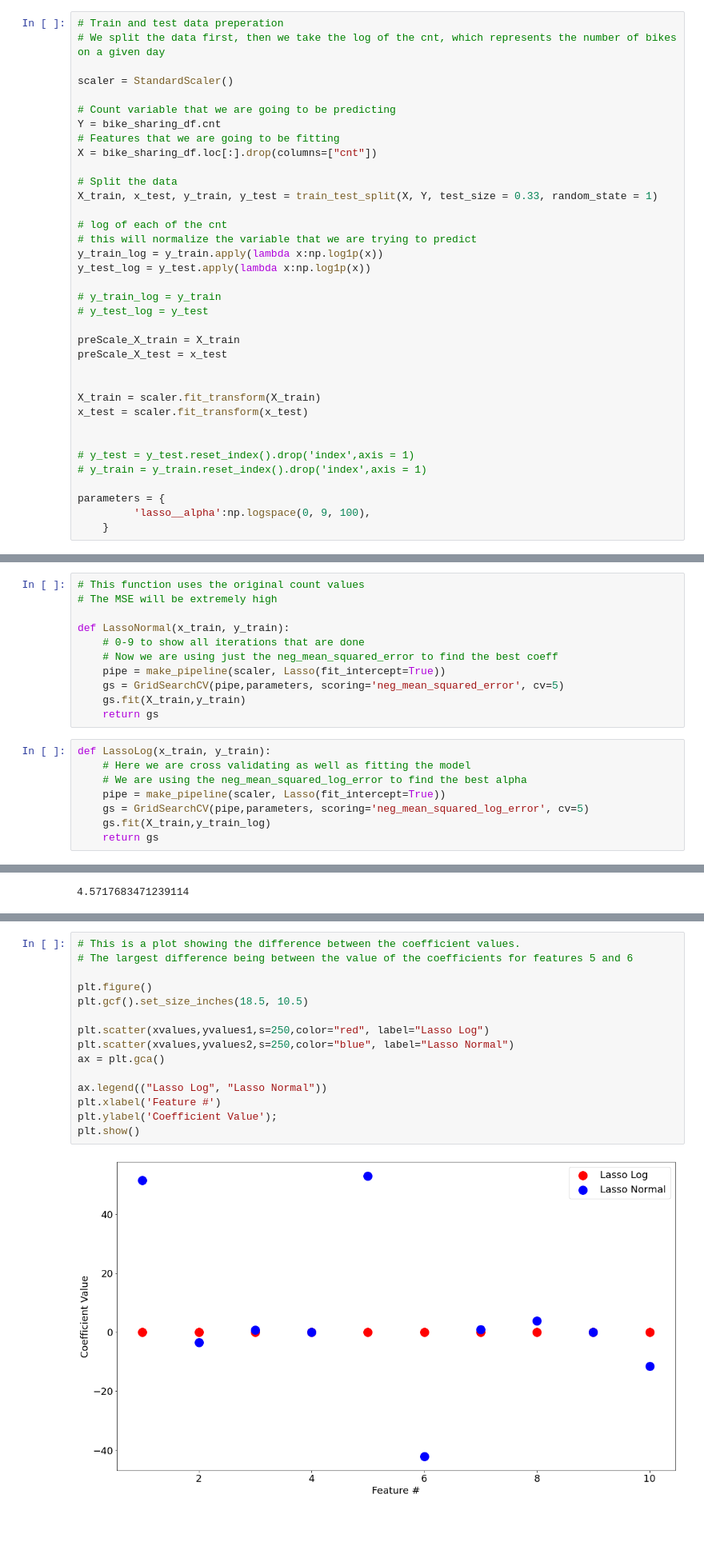
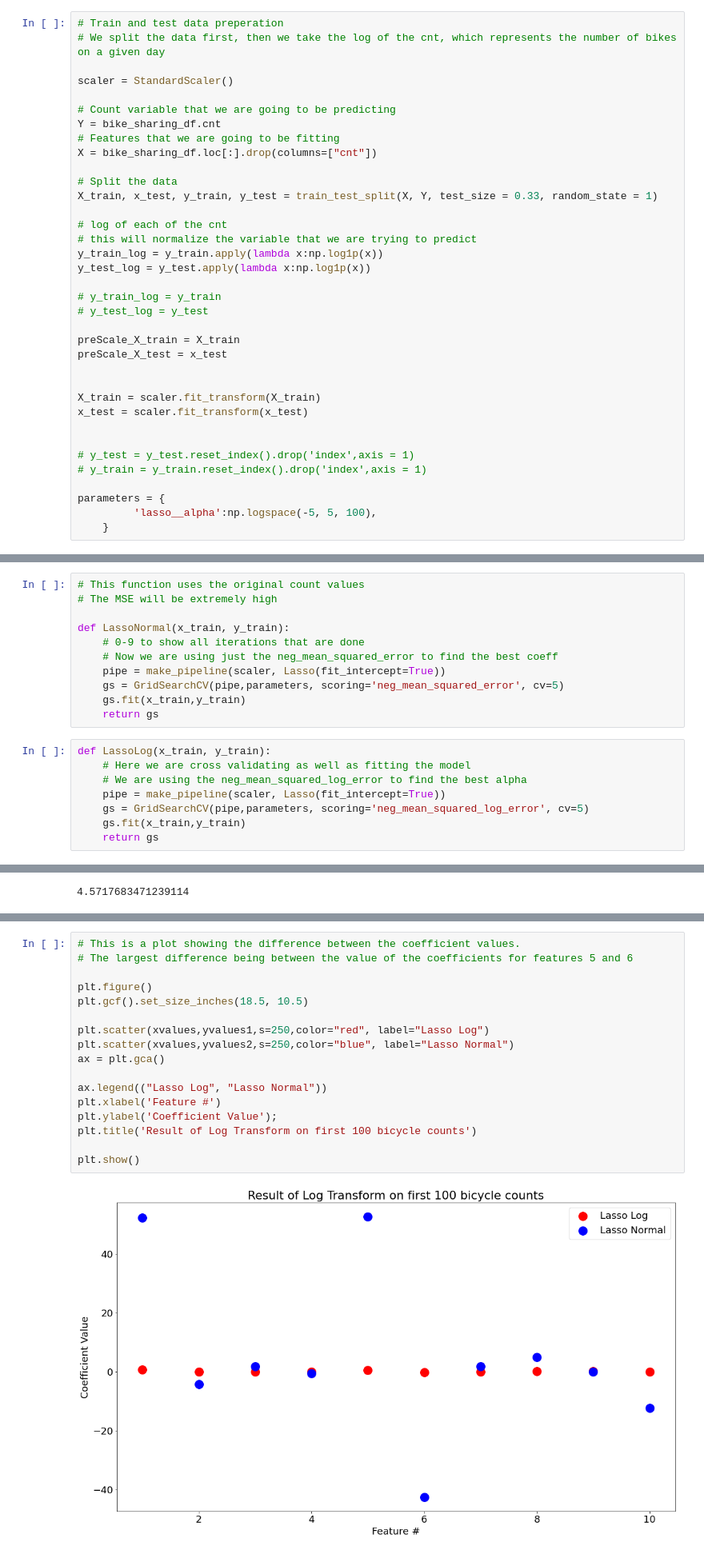
Before and after one commit to NathanHergenreter/CS574_BikeSharing, a Jupyter notebook: lasso.ipynb, the cells around one changed output, grey strips where cells are left out. Shown at 80% size. Drawn from its saved outputs; the diff is of its cells as text; blank space fills up the shorter version.

```diff
--- a/lasso.ipynb
+++ b/lasso.ipynb
@@ -60,7 +77,7 @@ x_test = scaler.fit_transform(x_test)
 # y_train = y_train.reset_index().drop('index',axis = 1)
 
 parameters = {
-         'lasso__alpha':np.logspace(0, 9, 100),
+         'lasso__alpha':np.logspace(-5, 5, 100),
     }
 # %%
 plt.figure()
@@ -126,7 +144,7 @@ def LassoNormal(x_train, y_train):
     # Now we are using just the neg_mean_squared_error to find the best coeff
     pipe = make_pipeline(scaler, Lasso(fit_intercept=True))
     gs = GridSearchCV(pipe,parameters, scoring='neg_mean_squared_error', cv=5)
-    gs.fit(X_train,y_train)
+    gs.fit(x_train,y_train)
     return gs
 # %%
 def LassoLog(x_train, y_train):
@@ -134,7 +152,7 @@ def LassoLog(x_train, y_train):
     # We are using the neg_mean_squared_log_error to find the best alpha
     pipe = make_pipeline(scaler, Lasso(fit_intercept=True))
     gs = GridSearchCV(pipe,parameters, scoring='neg_mean_squared_log_error', cv=5)
-    gs.fit(X_train,y_train_log)
+    gs.fit(x_train,y_train)
     return gs
 # %%
 gsLasso = LassoNormal(X_train, y_train)
@@ -248,20 +270,22 @@ Coefficients  [ridge] Log
 # %%
 # This is a plot showing the difference between the coefficient values.
 # The largest difference being between the value of the coefficients for features 5 and 6
 
 plt.figure()
 plt.gcf().set_size_inches(18.5, 10.5)
 
 plt.scatter(xvalues,yvalues1,s=250,color="red", label="Lasso Log")
 plt.scatter(xvalues,yvalues2,s=250,color="blue", label="Lasso Normal")
 ax = plt.gca()
 
 ax.legend(("Lasso Log", "Lasso Normal"))
 plt.xlabel('Feature #')
 plt.ylabel('Coefficient Value');
+plt.title('Result of Log Transform on first 100 bicycle counts')
+
 plt.show()
 # %% [output]
-[figure, old version]
+[figure, new version]
 # %%
 y_pred = gsLassoLog.predict(x_test)
 
```
Also changed, not shown: parts of 10 cells of this notebook, 2 other files.
